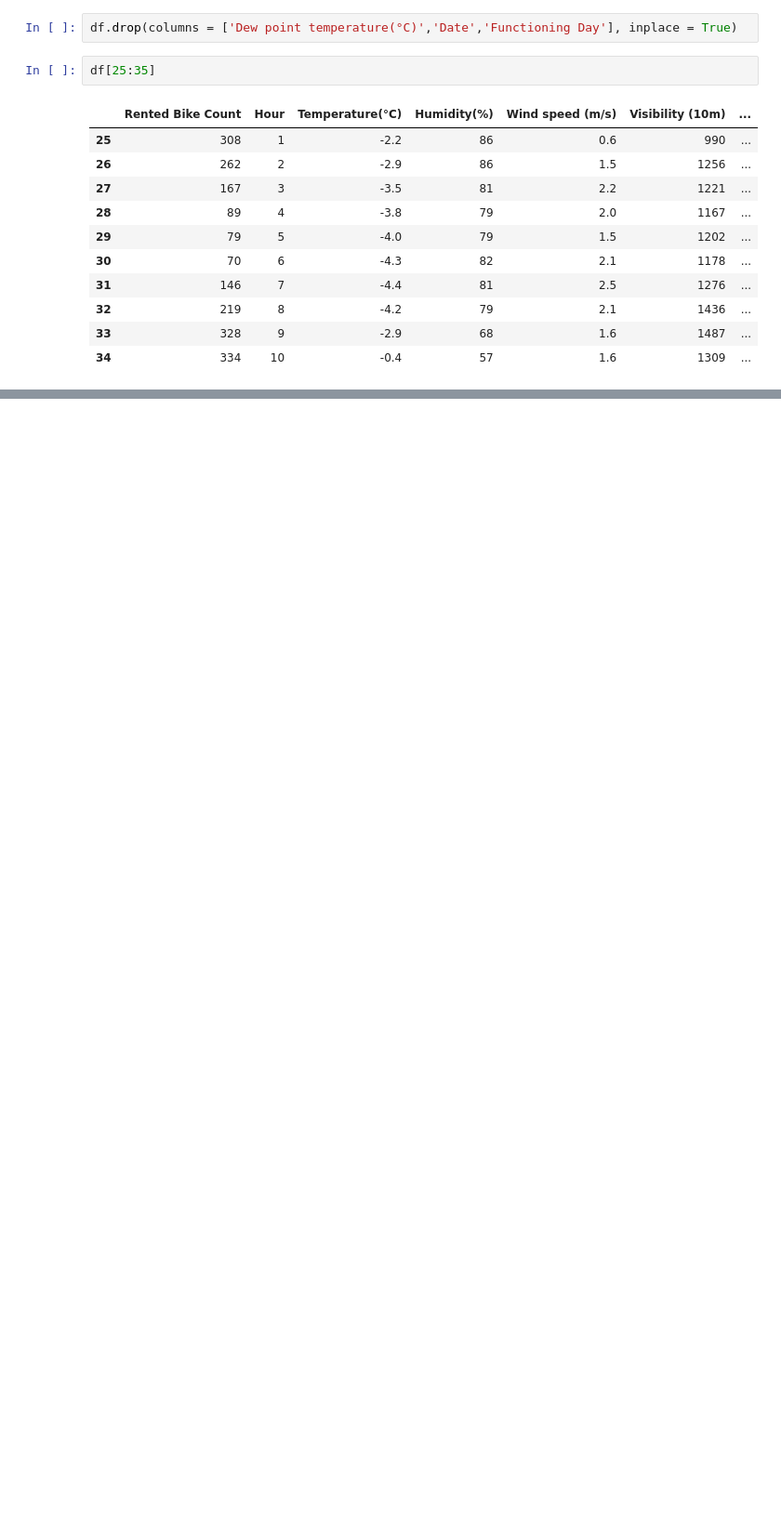
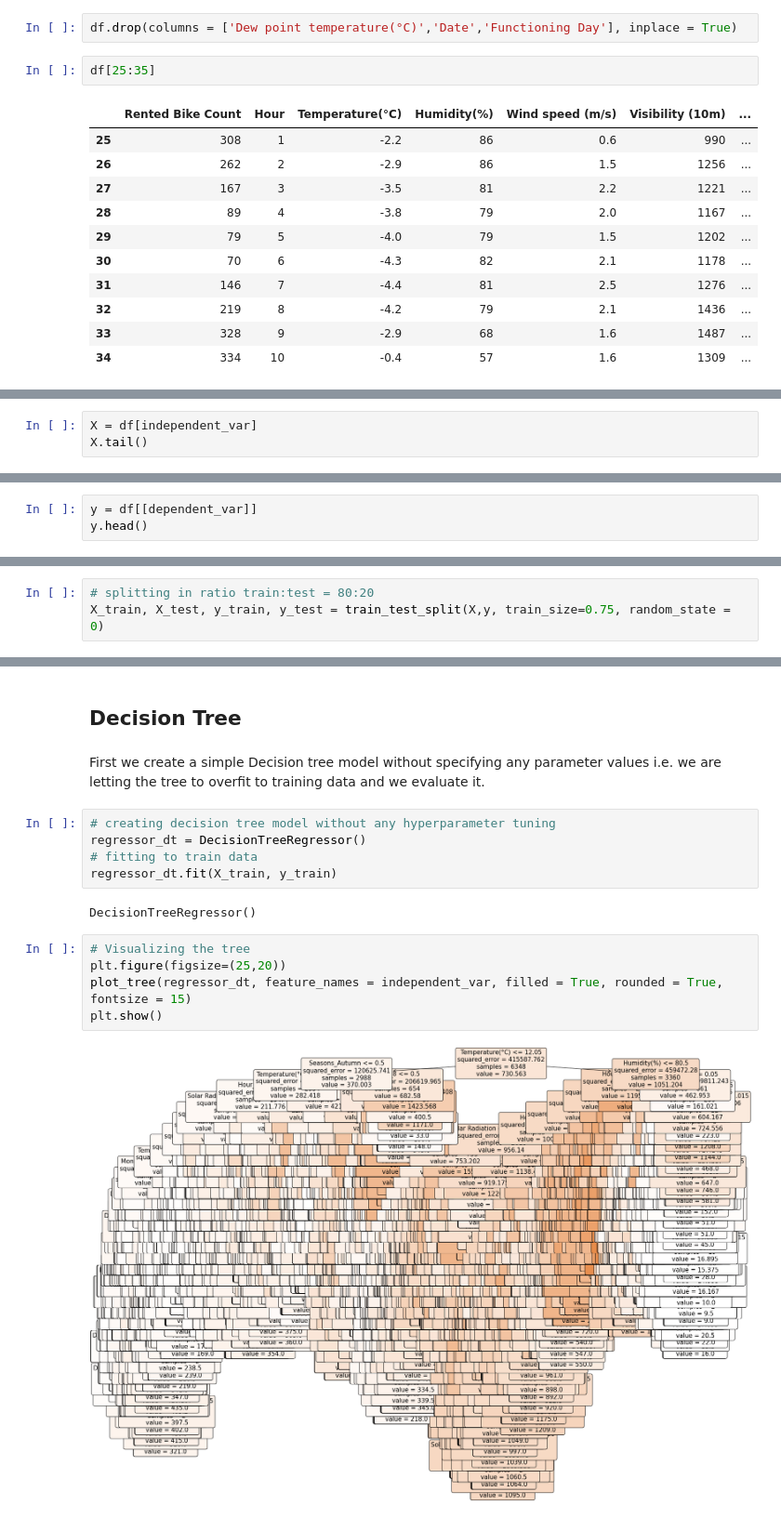
Before and after one commit to Pramathesh1/Capstone-2-BikeSharingPrediction-Regression, a Jupyter notebook: Team_Bike_Sharing_Demand_Prediction_Capstone_Project.ipynb, the cells around one changed output, grey strips where cells are left out. Shown at 93% size. Saved outputs shown, nothing was run; the diff lists cells and outputs as text; blank space fills up the shorter version.

```diff
--- a/Team_Bike_Sharing_Demand_Prediction_Capstone_Project.ipynb
+++ b/Team_Bike_Sharing_Demand_Prediction_Capstone_Project.ipynb
@@ -275,0 +504,3 @@ Index(['Rented Bike Count', 'Hour', 'Temperature(°C)', 'Humidity(%)',
+# %%
+X = df[independent_var]
+X.tail()
@@ -275,0 +514,3 @@ Index(['Rented Bike Count', 'Hour', 'Temperature(°C)', 'Humidity(%)',
+# %%
+y = df[[dependent_var]]
+y.head()
@@ -275,0 +528,3 @@ Index(['Rented Bike Count', 'Hour', 'Temperature(°C)', 'Humidity(%)',
+# %%
+# splitting in ratio train:test = 80:20
+X_train, X_test, y_train, y_test = train_test_split(X,y, train_size=0.75, random_state = 0)
@@ -275,0 +541,18 @@ Index(['Rented Bike Count', 'Hour', 'Temperature(°C)', 'Humidity(%)',
+# %% [markdown]
+## Decision Tree
+# %% [markdown]
+First we create a simple Decision tree model without specifying any parameter values i.e. we are letting the tree to overfit to training data and we evaluate it.
+# %%
+# creating decision tree model without any hyperparameter tuning
+regressor_dt = DecisionTreeRegressor()
+# fitting to train data
+regressor_dt.fit(X_train, y_train)
+# %% [output]
+DecisionTreeRegressor()
+# %%
+# Visualizing the tree
+plt.figure(figsize=(25,20))
+plot_tree(regressor_dt, feature_names = independent_var, filled = True, rounded = True, fontsize = 15)
+plt.show()
+# %% [output]
+[figure, added]
```
Also changed, not shown: parts of 97 cells of this notebook.
